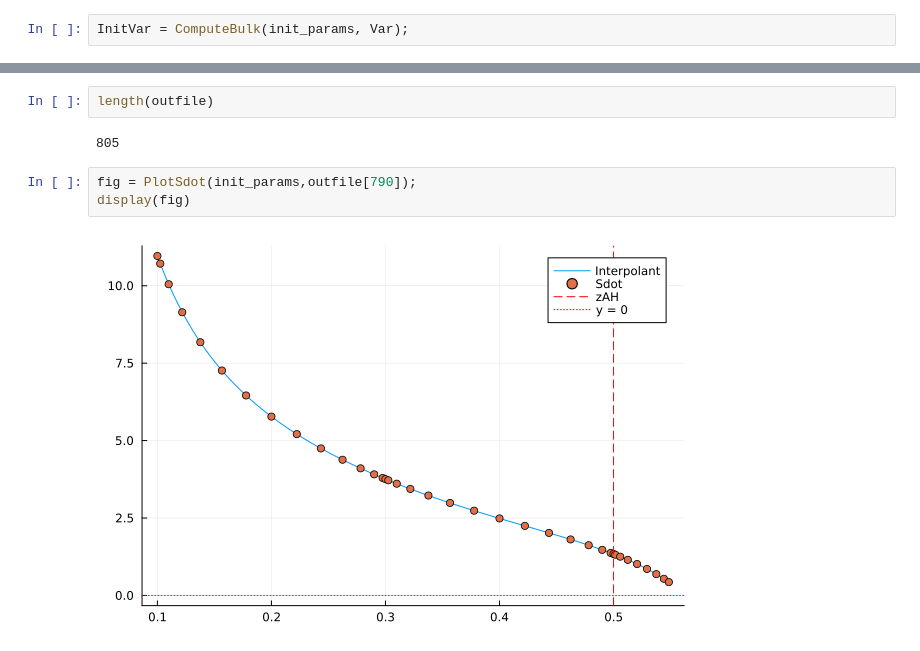
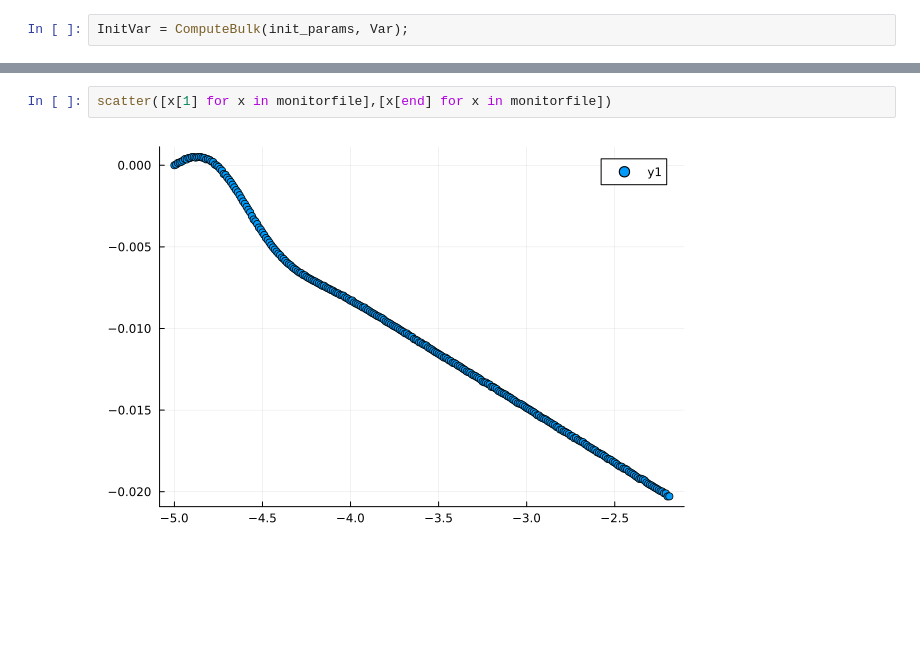
Before and after one commit to JanKozuszek/Reproducing-Dynamic-Holo, a Jupyter notebook: NewRun.ipynb, the cells around one changed output, grey strips where cells are left out. Drawn from its saved outputs; the diff is of its cells as text; blank space fills up the shorter version.

```diff
--- a/NewRun.ipynb
+++ b/NewRun.ipynb
@@ -130,9 +130,4 @@ scatter([x[1] for x in monitorfile],[x[2] for x in monitorfile])
-# %%
-length(outfile)
-# %% [output]
-805
-# %%
-fig = PlotSdot(init_params,outfile[790]);
-display(fig)
-# %% [output]
-[figure, removed]
+# %%
+scatter([x[1] for x in monitorfile],[x[end] for x in monitorfile])
+# %% [output]
+[figure, added]
```
Also changed, not shown: parts of 11 cells of this notebook, 3 other files.
